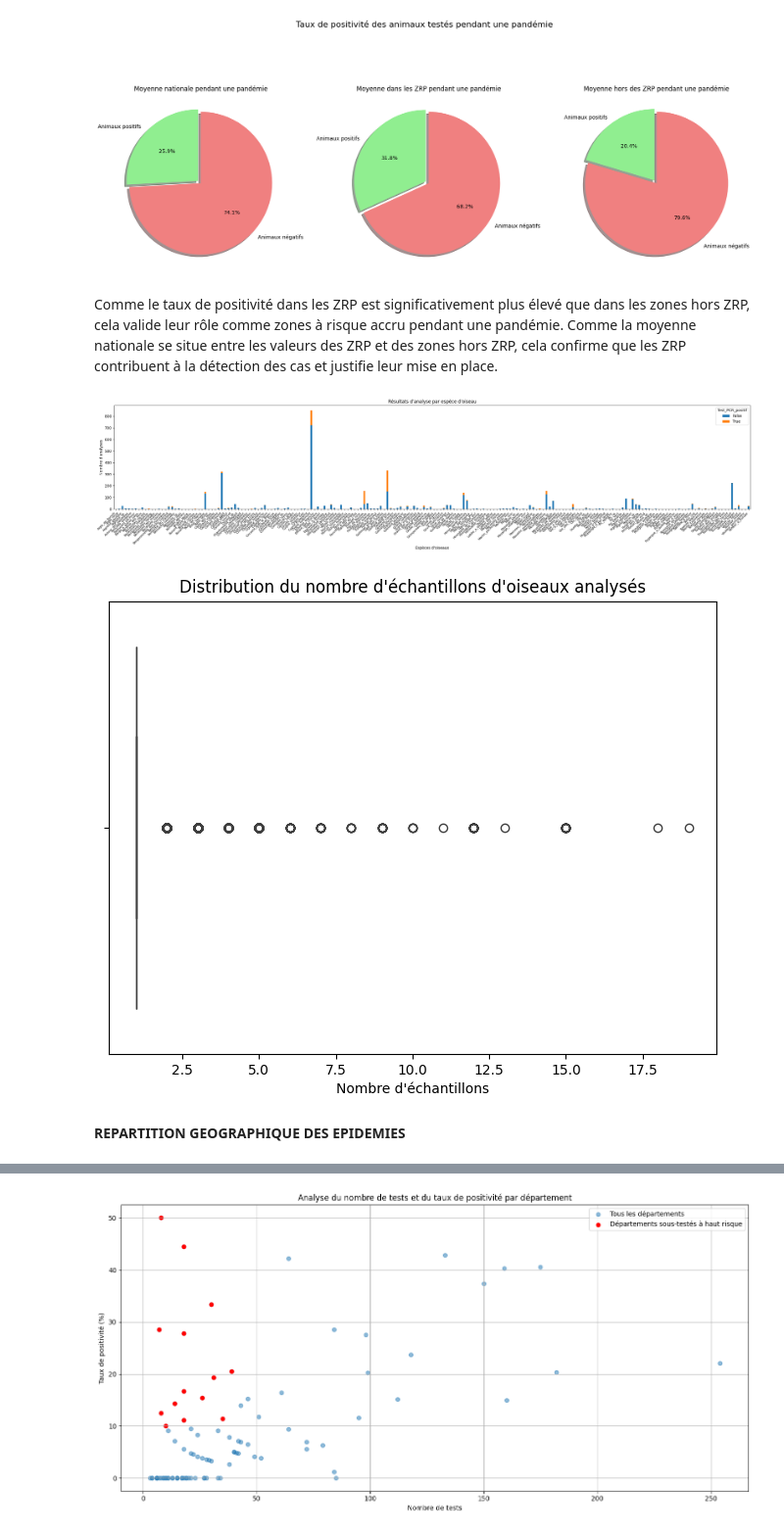
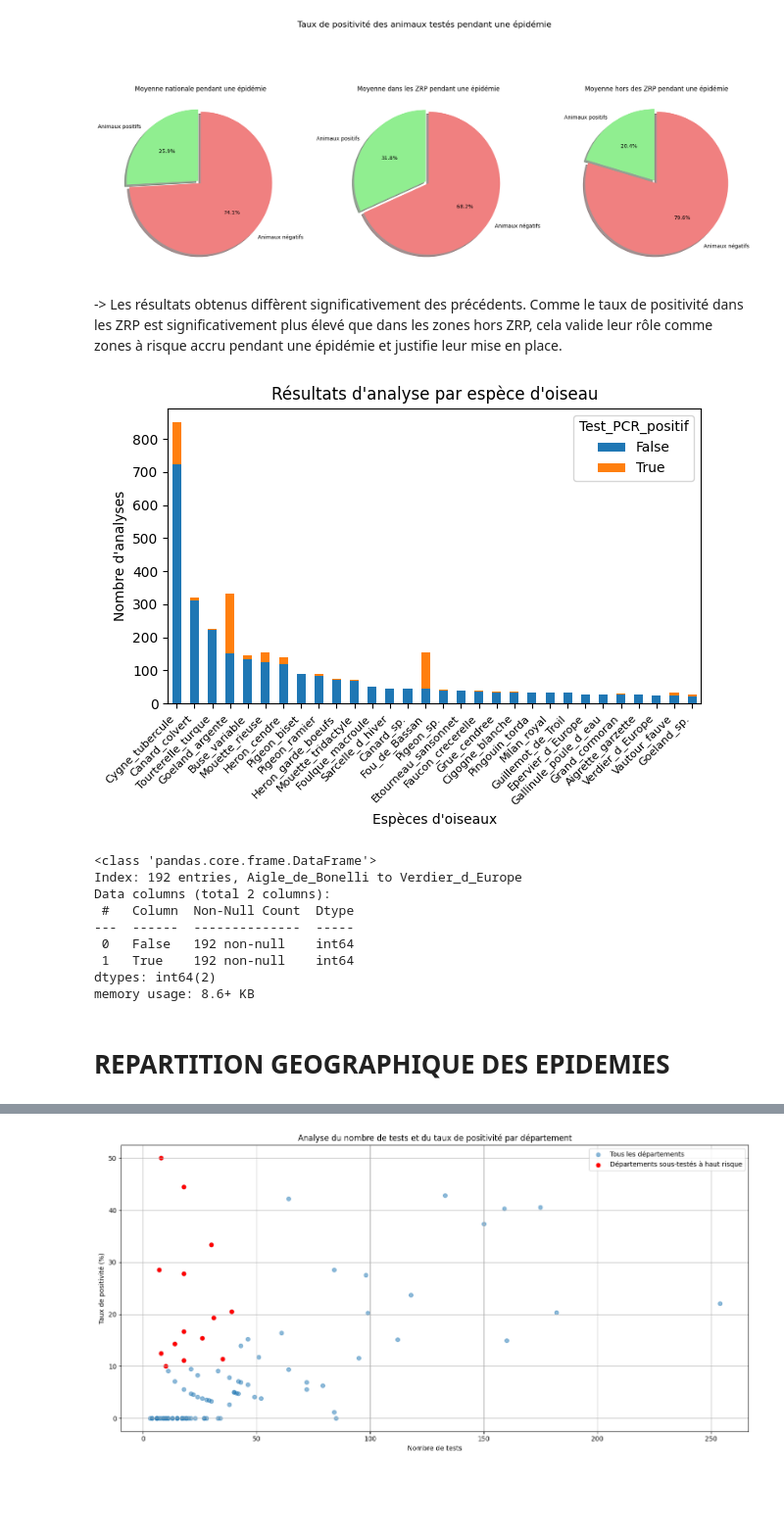
Before and after one commit to bavrillon/Avian-influenza, a Jupyter notebook: EDA.ipynb, the cells around one changed output, grey strips where cells are left out. Shown at 98% size. Saved outputs shown, nothing was run; the diff lists cells and outputs as text; code cells hidden in the pictures; blank space fills up the shorter version.

Commit message:
Modification de nombreuses choses sur l'ensemble des graphiques réalisés

```diff
--- a/EDA.ipynb
+++ b/EDA.ipynb
@@ -66,7 +66,7 @@ df = df.drop('ID',axis=1)
 # %%
 # RENOMMAGE DES COLONNES
 
-df.columns = ['Test_PCR_positif','Espece_nom_fr','Espece_ID','Espece_nom_latin','Famille_nom_latin','Commune_ID','Date_observation','ZRP','ZRP_Name','Nombre_oiseaux_analyses','X_localisation','Y_localisation']
+df.columns = ['Test_PCR_positif','Espece_nom_fr','Espece_ID','Espece_nom_latin','Famille_nom_latin','Commune_ID','Date_observation','ZRP','ZRP_Nom','Nombre_oiseaux_analyses','X_localisation','Y_localisation']
 # 'ZRP' = 'Zone à Risque Particulier', définies au niveau gouvernemental
 
 df.info()
@@ -330,35 +336,37 @@ plt.show()
 # %% [output]
 [figure]
 # %% [markdown]
-Comme le taux de positivité dans les ZRP est significativement plus élevé que dans les zones hors ZRP, cela valide leur rôle comme zones à risque accru pendant une pandémie.
-Comme la moyenne nationale se situe entre les valeurs des ZRP et des zones hors ZRP, cela confirme que les ZRP contribuent à la détection des cas et justifie leur mise en place.
+-> Les résultats obtenus diffèrent significativement des précédents. Comme le taux de positivité dans les ZRP est significativement plus élevé que dans les zones hors ZRP, cela valide leur rôle comme zones à risque accru pendant une épidémie et justifie leur mise en place.
 # %%
 # AGREGATION DE DONNEES : RESULTAT D'ANALYSE PAR ESPECE D'OISEAU
-#    IDEES ->>>> SUPPRIMER TOUTES LES BARRES DE HAUTEUR NEGLIGEABLE
 
 bird_analysis_counts = df.groupby(['Espece_nom_fr', 'Test_PCR_positif']).size().unstack(fill_value=0)
-
-bird_analysis_counts.plot(kind='bar', stacked=True, figsize=(25, 6))
+bird_analysis_counts['Somme'] = bird_analysis_counts[False] + bird_analysis_counts[True]
+bird_analysis_counts = bird_analysis_counts.sort_values(by='Somme',ascending=False).nlargest(30,False)
+bird_analysis_counts = bird_analysis_counts.drop(columns='Somme')
+bird_analysis_counts.plot(kind='bar', stacked=True)
 plt.title("Résultats d'analyse par espèce d'oiseau")
 plt.ylabel("Nombre d'analyses")
 plt.xlabel("Espèces d'oiseaux")
 plt.xticks(rotation=45, ha='right', fontsize=8)
 plt.tight_layout()
 plt.show()
 # %% [output]
-[figure, old version]
+[figure, new version]
-# %%
-# VISUALISATION DE LA DISTRIBUTION DU NOMBRE D'ECHANTILLONS D'OISEAUX ANALYSES
-
-plt.figure(figsize=(8, 6))
-sns.boxplot(x=df['Nombre_oiseaux_analyses'])
-plt.title("Distribution du nombre d'échantillons d'oiseaux analysés")
-plt.xlabel("Nombre d'échantillons")
-plt.show()
-# %% [output]
-[figure, removed]
+# %%
+bird_analysis_counts.info()
+# %% [output]
+<class 'pandas.core.frame.DataFrame'>
+Index: 192 entries, Aigle_de_Bonelli to Verdier_d_Europe
+Data columns (total 2 columns):
+ #   Column  Non-Null Count  Dtype
+---  ------  --------------  -----
+ 0   False   192 non-null    int64
+ 1   True    192 non-null    int64
+dtypes: int64(2)
+memory usage: 8.6+ KB
 # %% [markdown]
-**REPARTITION GEOGRAPHIQUE DES EPIDEMIES**
+# REPARTITION GEOGRAPHIQUE DES EPIDEMIES
 # %%
 df_bis = pd.read_csv('dataverse_files/Correspondance-code-insee-code-postal.csv',sep=';',encoding='latin-1')
 df_bis.describe()
```
Also changed, not shown: parts of 32 cells of this notebook.
